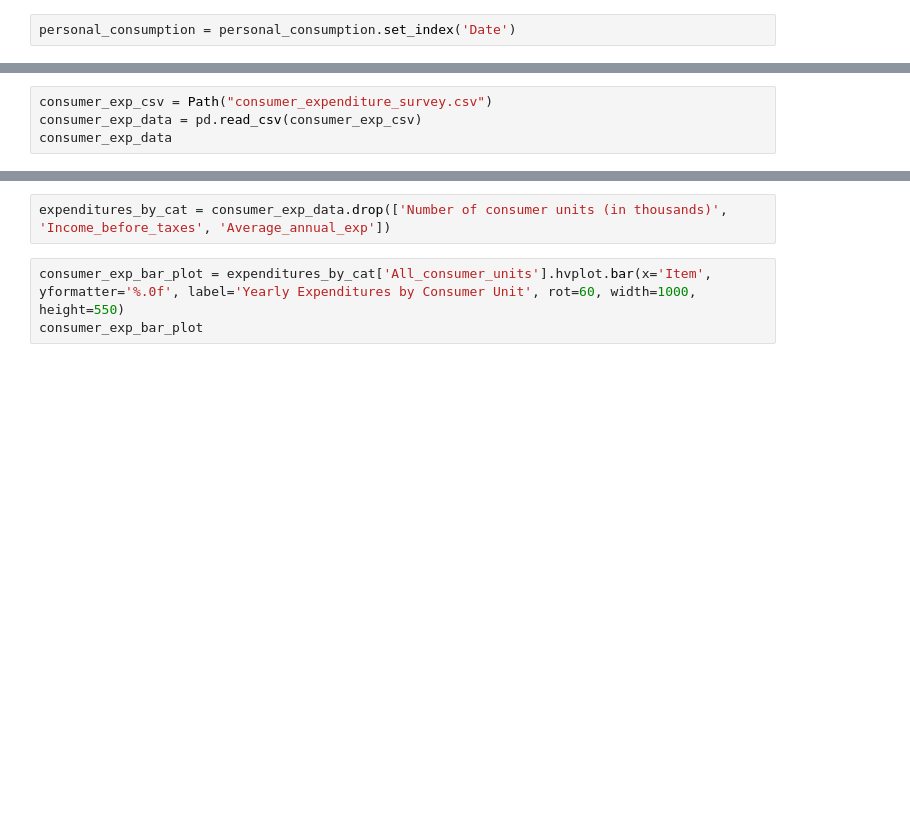
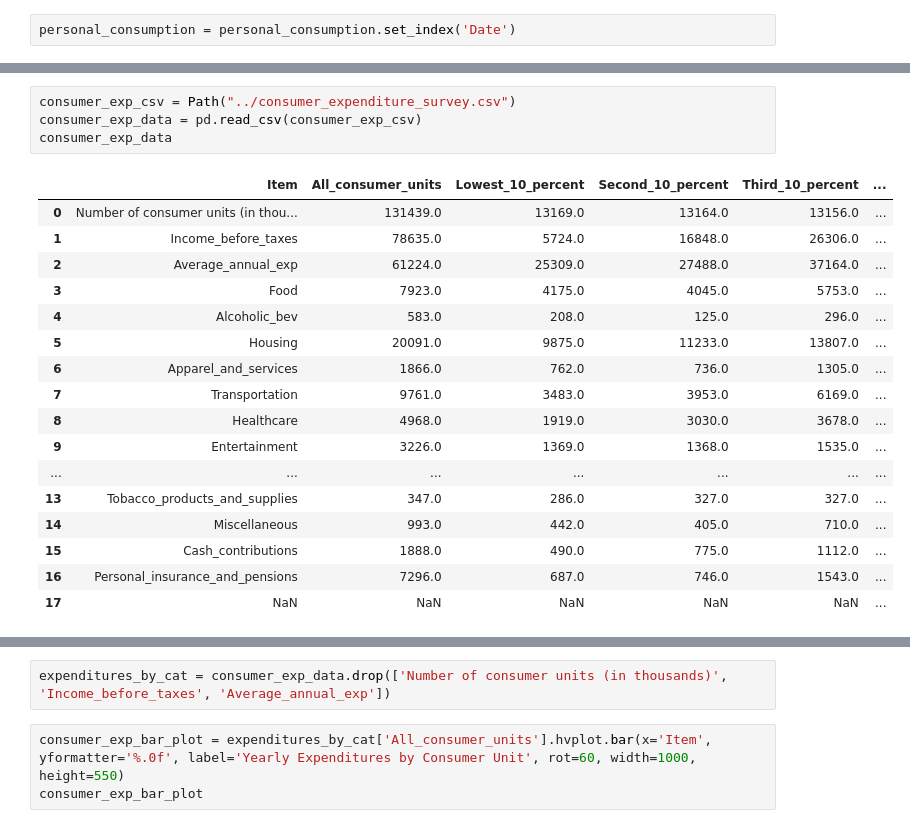
Before and after one commit to tyoung65/Econimic_Stimulus_Research-, a Jupyter notebook: income_wealth_exp_data/us_personal_income_and_wealth_data.ipynb, the cells around one changed output, grey strips where cells are left out. Drawn from its saved outputs; the diff is of its cells as text; blank space fills up the shorter version.

```diff
--- a/income_wealth_exp_data/us_personal_income_and_wealth_data.ipynb
+++ b/income_wealth_exp_data/us_personal_income_and_wealth_data.ipynb
@@ -53,7 +113,25 @@ net_worth_yearly_plot
 # %%
-consumer_exp_csv = Path("consumer_expenditure_survey.csv")
+consumer_exp_csv = Path("../consumer_expenditure_survey.csv")
 consumer_exp_data = pd.read_csv(consumer_exp_csv)
 consumer_exp_data
+# %% [output]
+|  | Item | All_consumer_units | Lowest_10_percent | Second_10_percent | Third_10_percent | ... |
+| 0 | Number of consumer units (in thou... | 131439.0 | 13169.0 | 13164.0 | 13156.0 | ... |
+| 1 | Income_before_taxes | 78635.0 | 5724.0 | 16848.0 | 26306.0 | ... |
+| 2 | Average_annual_exp | 61224.0 | 25309.0 | 27488.0 | 37164.0 | ... |
+| 3 | Food | 7923.0 | 4175.0 | 4045.0 | 5753.0 | ... |
+| 4 | Alcoholic_bev | 583.0 | 208.0 | 125.0 | 296.0 | ... |
+| 5 | Housing | 20091.0 | 9875.0 | 11233.0 | 13807.0 | ... |
+| 6 | Apparel_and_services | 1866.0 | 762.0 | 736.0 | 1305.0 | ... |
+| 7 | Transportation | 9761.0 | 3483.0 | 3953.0 | 6169.0 | ... |
+| 8 | Healthcare | 4968.0 | 1919.0 | 3030.0 | 3678.0 | ... |
+| 9 | Entertainment | 3226.0 | 1369.0 | 1368.0 | 1535.0 | ... |
+| ... | ... | ... | ... | ... | ... | ... |
+| 13 | Tobacco_products_and_supplies | 347.0 | 286.0 | 327.0 | 327.0 | ... |
+| 14 | Miscellaneous | 993.0 | 442.0 | 405.0 | 710.0 | ... |
+| 15 | Cash_contributions | 1888.0 | 490.0 | 775.0 | 1112.0 | ... |
+| 16 | Personal_insurance_and_pensions | 7296.0 | 687.0 | 746.0 | 1543.0 | ... |
+| 17 | NaN | NaN | NaN | NaN | NaN | ... |
 # %%
 consumer_exp_data = consumer_exp_data.dropna()
 consumer_exp_data = consumer_exp_data.set_index('Item')
```
Also changed, not shown: parts of 13 cells of this notebook.
